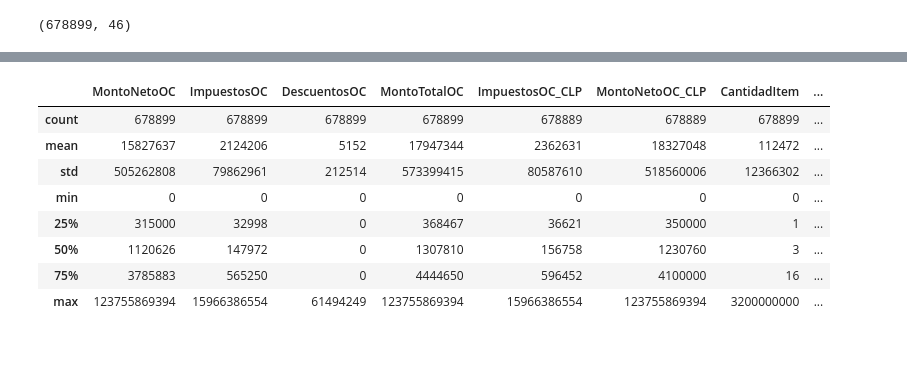
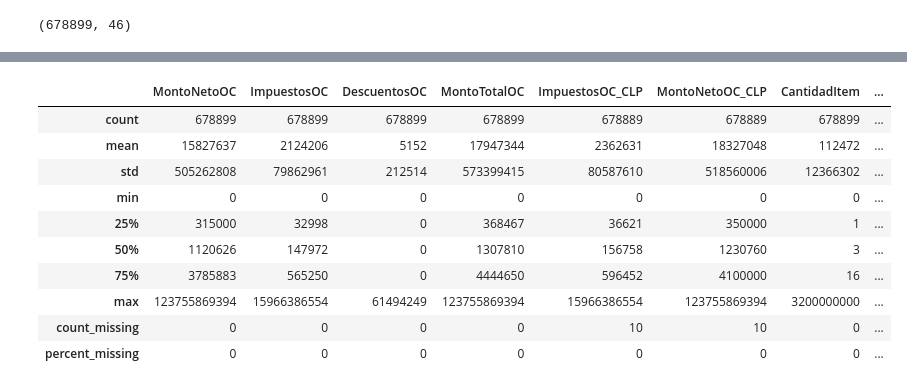
Before and after one commit to DavidNeira/InteligenciaNegocios, a Jupyter notebook: full_EDA.ipynb, the cells around one changed output, grey strips where cells are left out. Saved outputs shown, nothing was run; the diff lists cells and outputs as text; code cells hidden in the pictures; blank space fills up the shorter version.

```diff
--- a/full_EDA.ipynb
+++ b/full_EDA.ipynb
@@ -42,13 +59,26 @@ df_cuantitativas = df[cuantitativas]
 #pd.set_option('display.max_rows', None)
-# %%
-df_cuantitativas.round(0).describe().astype('int64')
-# %% [output]
-|  | MontoNetoOC | ImpuestosOC | DescuentosOC | MontoTotalOC | ImpuestosOC_CLP | MontoNetoOC_CLP | CantidadItem | ... |
-| count | 678899 | 678899 | 678899 | 678899 | 678889 | 678889 | 678899 | ... |
-| mean | 15827637 | 2124206 | 5152 | 17947344 | 2362631 | 18327048 | 112472 | ... |
-| std | 505262808 | 79862961 | 212514 | 573399415 | 80587610 | 518560006 | 12366302 | ... |
-| min | 0 | 0 | 0 | 0 | 0 | 0 | 0 | ... |
-| 25% | 315000 | 32998 | 0 | 368467 | 36621 | 350000 | 1 | ... |
-| 50% | 1120626 | 147972 | 0 | 1307810 | 156758 | 1230760 | 3 | ... |
-| 75% | 3785883 | 565250 | 0 | 4444650 | 596452 | 4100000 | 16 | ... |
-| max | 123755869394 | 15966386554 | 61494249 | 123755869394 | 15966386554 | 123755869394 | 3200000000 | ... |
+# %%
+describe_result = df_cuantitativas.round(0).describe().astype('int64')
+
+# Agregar fila con número de valores nulos
+null_counts = df.isnull().sum()
+describe_result.loc['count_missing'] = null_counts
+
+# Calcular porcentaje de valores nulos
+num_rows = len(df)
+null_percentages = (null_counts / num_rows) * 100
+describe_result.loc['percent_missing'] = null_percentages
+
+describe_result.round(0).astype('int64')
+# %% [output]
+|  | MontoNetoOC | ImpuestosOC | DescuentosOC | MontoTotalOC | ImpuestosOC_CLP | MontoNetoOC_CLP | CantidadItem | ... |
+| count | 678899 | 678899 | 678899 | 678899 | 678889 | 678889 | 678899 | ... |
+| mean | 15827637 | 2124206 | 5152 | 17947344 | 2362631 | 18327048 | 112472 | ... |
+| std | 505262808 | 79862961 | 212514 | 573399415 | 80587610 | 518560006 | 12366302 | ... |
+| min | 0 | 0 | 0 | 0 | 0 | 0 | 0 | ... |
+| 25% | 315000 | 32998 | 0 | 368467 | 36621 | 350000 | 1 | ... |
+| 50% | 1120626 | 147972 | 0 | 1307810 | 156758 | 1230760 | 3 | ... |
+| 75% | 3785883 | 565250 | 0 | 4444650 | 596452 | 4100000 | 16 | ... |
+| max | 123755869394 | 15966386554 | 61494249 | 123755869394 | 15966386554 | 123755869394 | 3200000000 | ... |
+| count_missing | 0 | 0 | 0 | 0 | 10 | 10 | 0 | ... |
+| percent_missing | 0 | 0 | 0 | 0 | 0 | 0 | 0 | ... |
```
Also changed, not shown: parts of 12 cells of this notebook.
